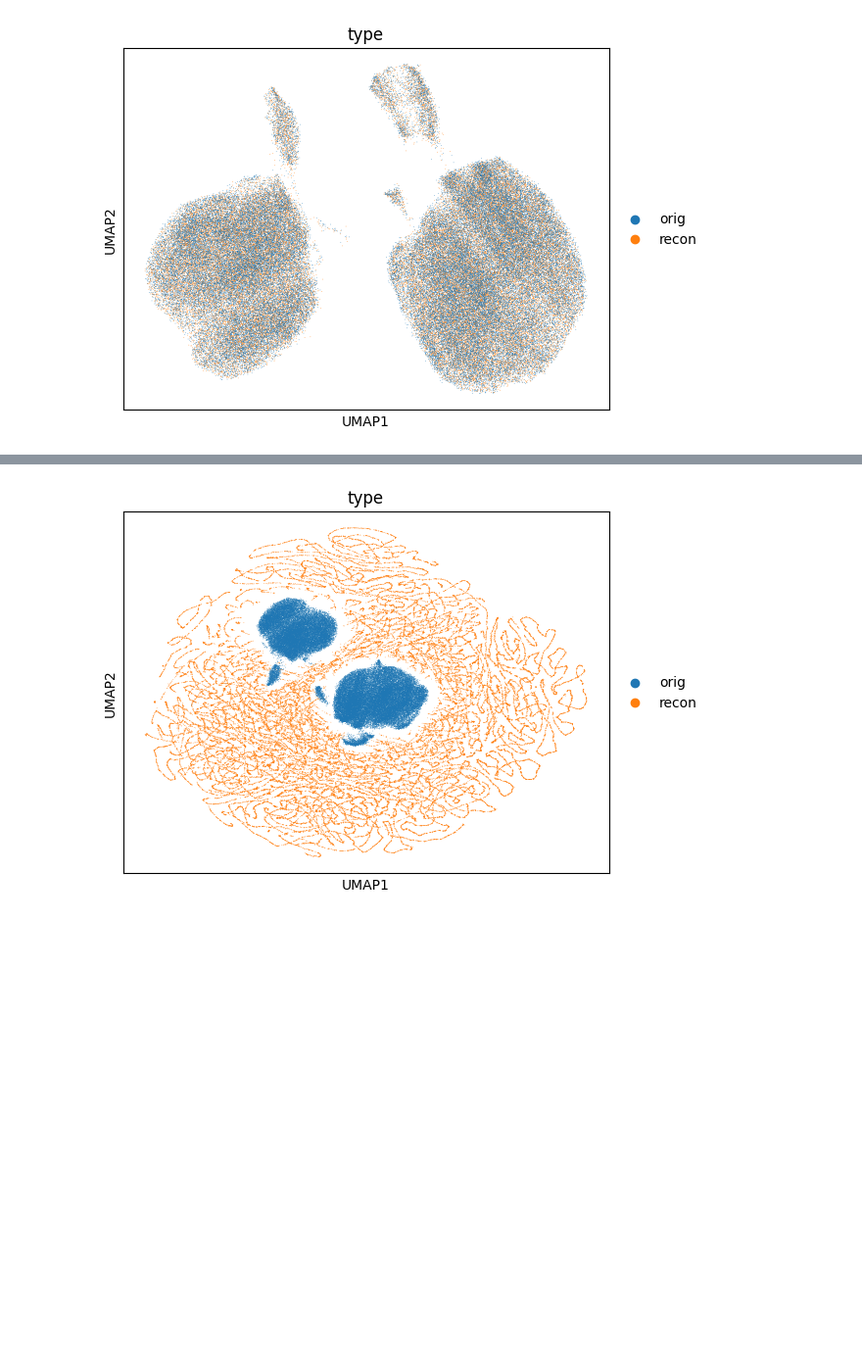
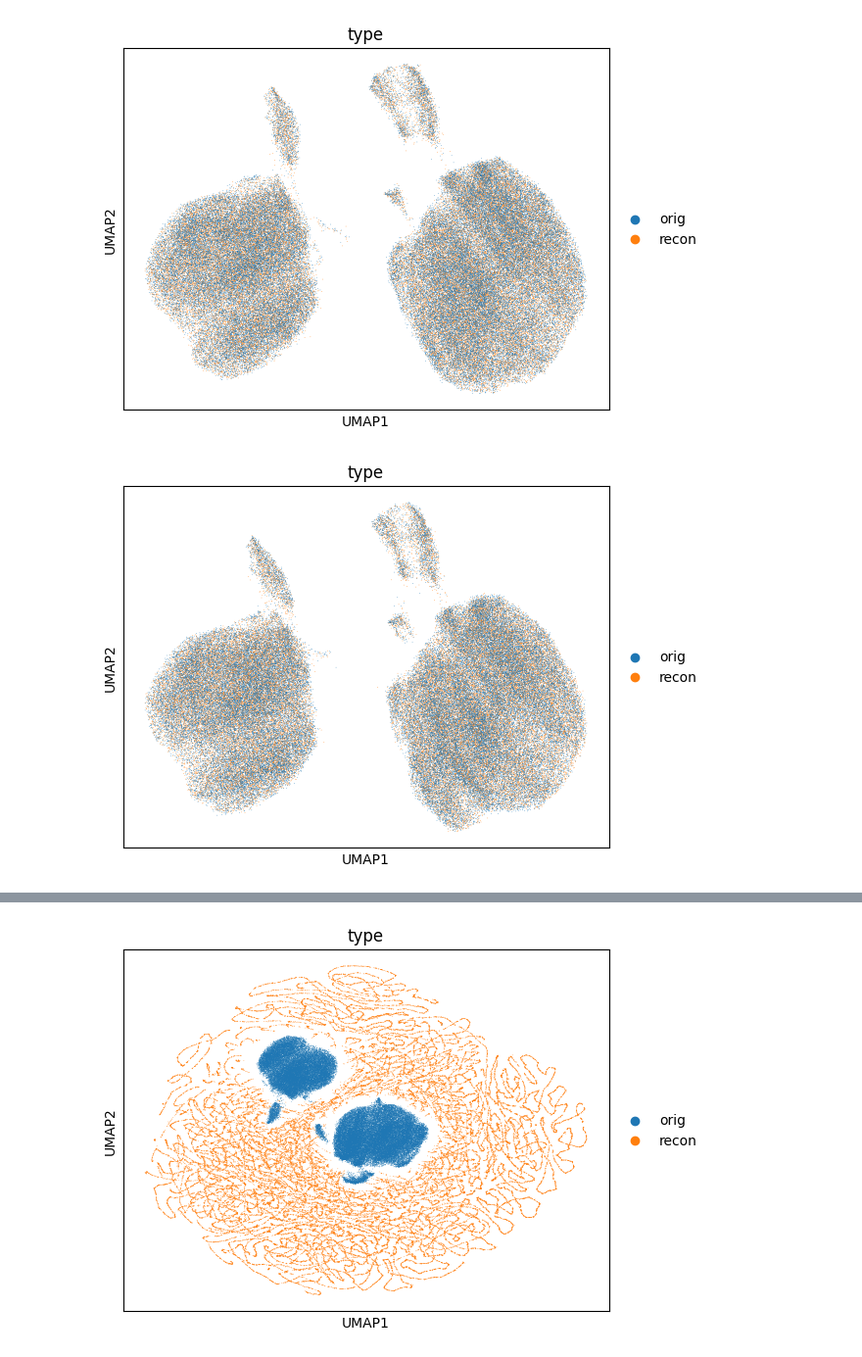
Before and after one commit to theislab/scRatio, a Jupyter notebook: notebooks/combosciplex_bio/scvi_training.ipynb, the cells around one changed output, grey strips where cells are left out. Shown at 98% size. Saved outputs shown, nothing was run; the diff lists cells and outputs as text; code cells hidden in the pictures; blank space fills up the shorter version.

```diff
--- a/notebooks/combosciplex_bio/scvi_training.ipynb
+++ b/notebooks/combosciplex_bio/scvi_training.ipynb
@@ -328,6 +316,11 @@ Finished
 sc.pl.umap(combined, color="type")
 # %% [output]
 [figure]
+# %%
+# 40 dims
+sc.pl.umap(combined, color="type")
+# %% [output]
+[figure, added]
 # %%
 # 30 dims
 sc.pl.umap(combined, color="type")
```
Also changed, not shown: parts of 13 cells of this notebook, 1 other file.
